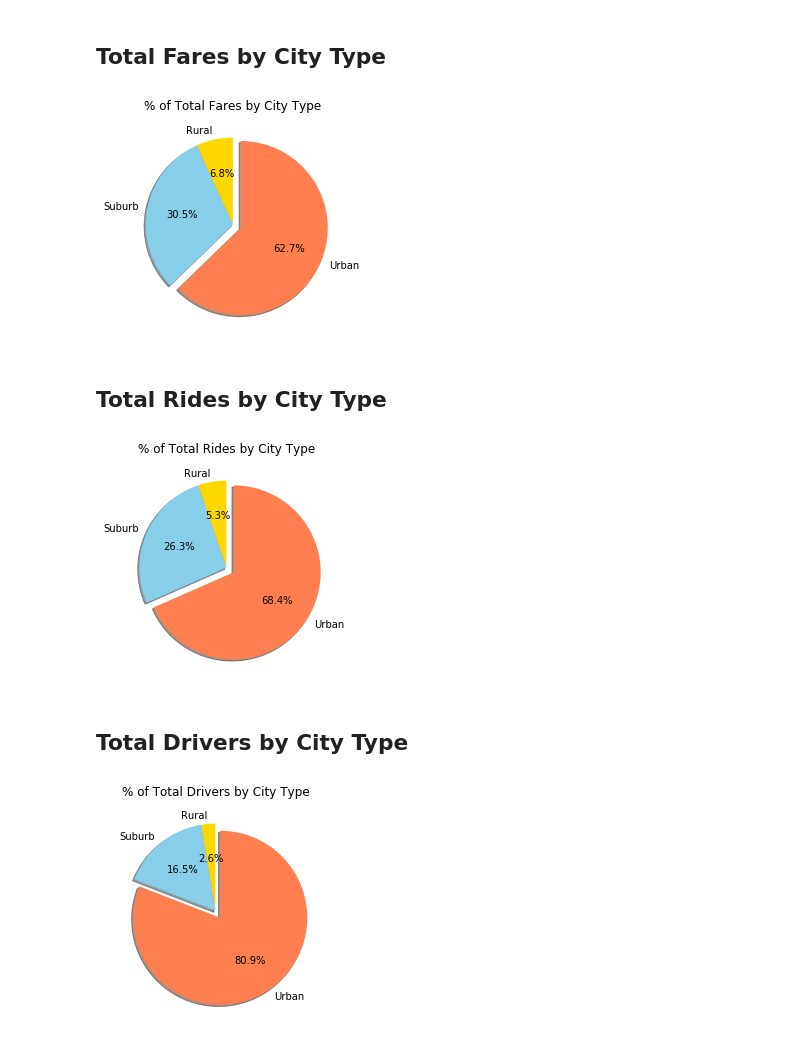
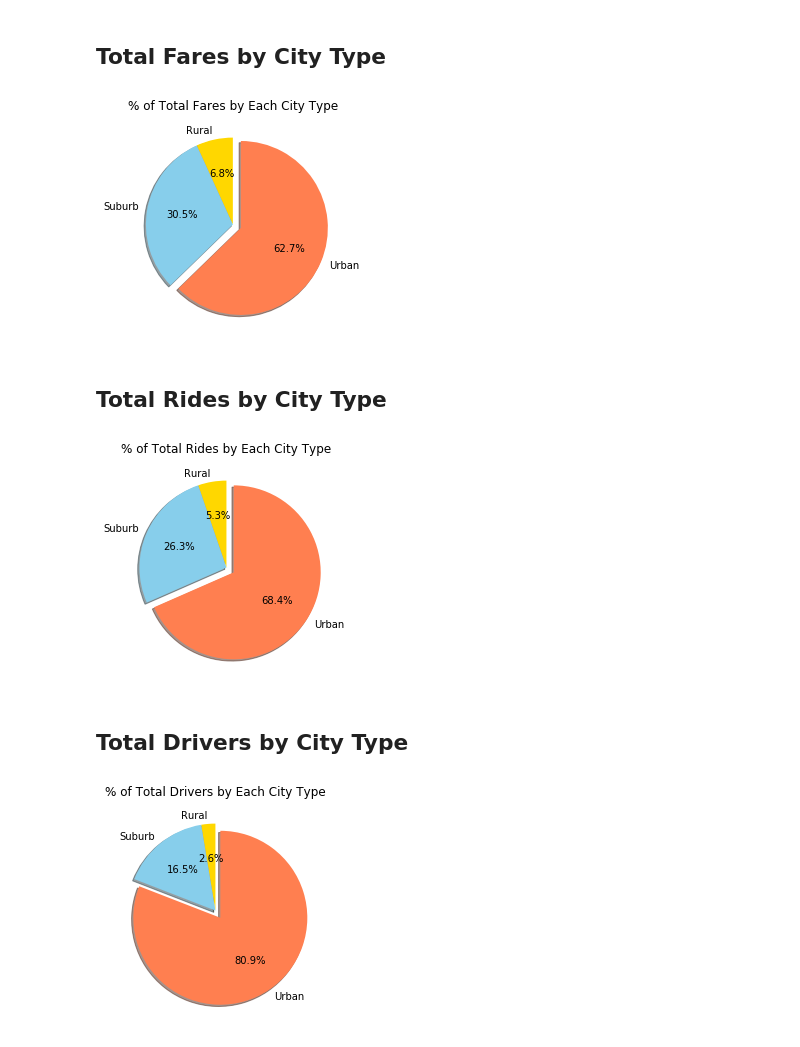
Before and after one commit to crescenzo77/05_matplotlib_HW, a Jupyter notebook: Instructions/Pyber/pyber_starter.ipynb, the cells around one changed output. Drawn from its saved outputs; the diff is of its cells as text; code cells hidden in the pictures.

```diff
--- a/Instructions/Pyber/pyber_starter.ipynb
+++ b/Instructions/Pyber/pyber_starter.ipynb
@@ -85,19 +80,19 @@ plt.show()
 # %%
 # Calculate Type Percents
 grouped_type = city_ride_df.groupby(['type'])
 fare_sum = grouped_type['fare'].sum()
 
 # Build Pie Chart
 labels = ["Rural","Suburb","Urban"]
 explode = (0, 0, 0.1)
 colors = ["gold", "skyblue", "coral"]
 plt.pie(fare_sum, explode=explode, labels=labels, colors=colors, autopct="%1.1f%%", shadow=True, startangle=90)
-plt.title("% of Total Fares by City Type")
+plt.title("% of Total Fares by Each City Type")
 
 # Save Figure
 plt.savefig("TotalFaresbyCityType.png")
 # %% [output]
-[figure, old version]
+[figure, new version]
 # %%
 # Show Figure
 plt.show()
@@ -112,12 +107,12 @@ labels = ["Rural","Suburb","Urban"]
 explode = (0, 0, 0.1)
 colors = ["gold", "skyblue", "coral"]
 plt.pie(rides_count, explode=explode, labels=labels, colors=colors, autopct="%1.1f%%", shadow=True, startangle=90)
-plt.title("% of Total Rides by City Type")
+plt.title("% of Total Rides by Each City Type")
 
 # Save Figure
 plt.savefig("TotalRidesbyCityType.png")
 # %% [output]
-[figure, old version]
+[figure, new version]
 # %%
 # Show Figure
 plt.show()
@@ -133,12 +128,12 @@ labels = ["Rural","Suburb","Urban"]
 explode = (0, 0, 0.1)
 colors = ["gold", "skyblue", "coral"]
 plt.pie(drivers_sum, explode=explode, labels=labels, colors=colors,autopct="%1.1f%%", shadow=True, startangle=90)
-plt.title("% of Total Drivers by City Type")
+plt.title("% of Total Drivers by Each City Type")
 
 # Save Figure
 plt.savefig("TotalDriversbyCityType.png")
 # %% [output]
-[figure, old version]
+[figure, new version]
 # %%
 # Show Figure
 plt.show()
```
Also changed, not shown: parts of 1 cell of this notebook, 4 other files.
